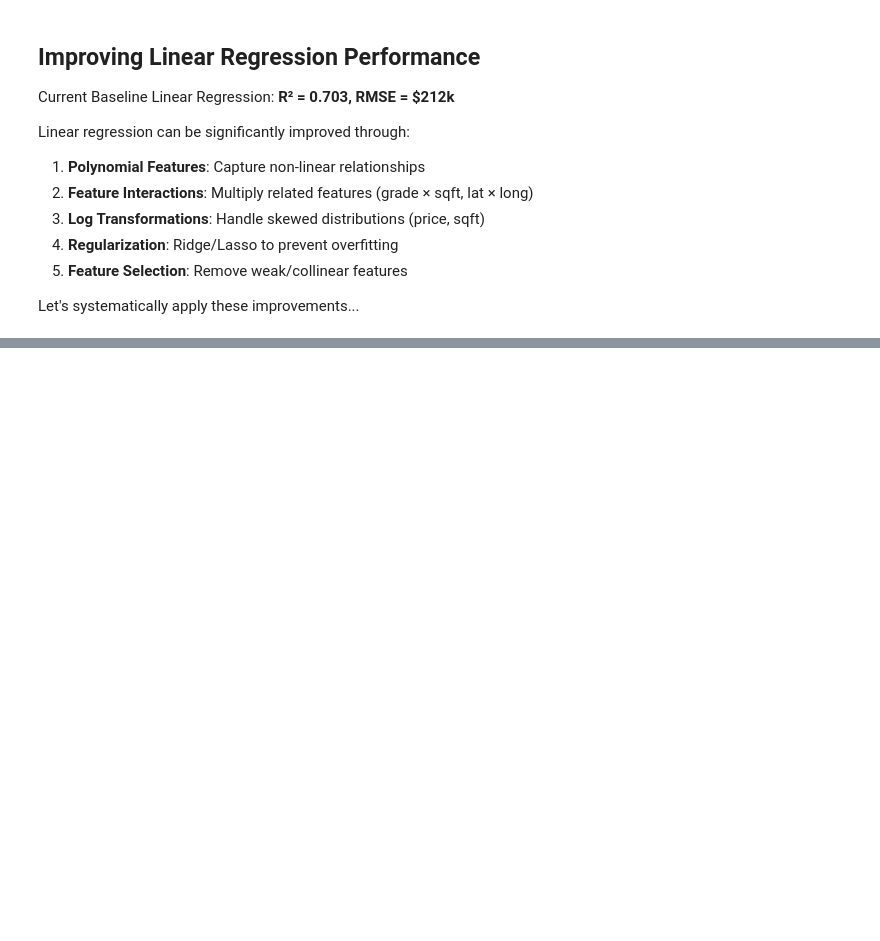
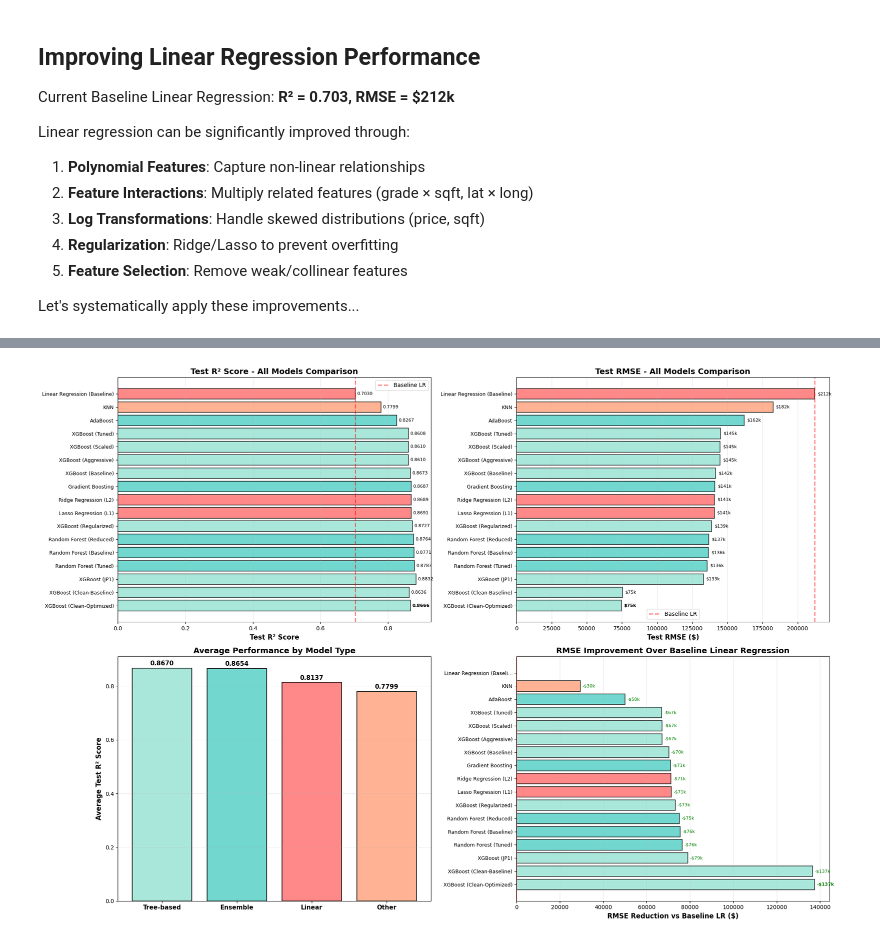
Before and after one commit to HelenaGomezV/kingCountryHouses, a Jupyter notebook: kingCountryHousesJP1.ipynb, the cells around one changed output, grey strips where cells are left out. Cells and saved outputs as stored; diff of their text form; code cells hidden in the pictures; blank space fills up the shorter version.

```diff
--- a/kingCountryHousesJP1.ipynb
+++ b/kingCountryHousesJP1.ipynb
@@ -1668,0 +1782,97 @@ Let's systematically apply these improvements...
+# %%
+# Visualizations comparing all models
+fig, axes = plt.subplots(2, 2, figsize=(20, 14))
+
+# Color mapping by type
+type_colors = {
+    'Linear': '#FF6B6B',
+    'Ensemble': '#4ECDC4',
+    'Tree-based': '#95E1D3',
+    'Other': '#FFA07A'
+}
+colors_all = [type_colors[t] for t in all_models_sorted['Type']]
+
+# 1. Test R² Comparison - All Models
+ax1 = axes[0, 0]
+bars1 = ax1.barh(range(len(all_models_sorted)), all_models_sorted['Test R²'],
+                  color=colors_all, edgecolor='black', linewidth=1.2, alpha=0.8)
+ax1.set_yticks(range(len(all_models_sorted)))
+ax1.set_yticklabels(all_models_sorted['Model'], fontsize=9)
+ax1.set_xlabel('Test R² Score', fontsize=12, fontweight='bold')
+ax1.set_title('Test R² Score - All Models Comparison', fontsize=14, fontweight='bold')
+ax1.grid(axis='x', alpha=0.3)
+ax1.axvline(0.703, color='red', linestyle='--', linewidth=2, alpha=0.5, label='Baseline LR')
+ax1.legend()
+
+# Add value labels
+for i, (bar, val) in enumerate(zip(bars1, all_models_sorted['Test R²'])):
+    ax1.text(val + 0.005, bar.get_y() + bar.get_height()/2,
+             f'{val:.4f}', va='center', fontweight='bold' if i == 0 else 'normal', fontsize=8)
+
+# 2. Test RMSE Comparison - All Models
+ax2 = axes[0, 1]
+bars2 = ax2.barh(range(len(all_models_sorted)), all_models_sorted['Test RMSE'],
+                  color=colors_all, edgecolor='black', linewidth=1.2, alpha=0.8)
+ax2.set_yticks(range(len(all_models_sorted)))
+ax2.set_yticklabels(all_models_sorted['Model'], fontsize=9)
+ax2.set_xlabel('Test RMSE ($)', fontsize=12, fontweight='bold')
+ax2.set_title('Test RMSE - All Models Comparison', fontsize=14, fontweight='bold')
+ax2.grid(axis='x', alpha=0.3)
+ax2.axvline(212040, color='red', linestyle='--', linewidth=2, alpha=0.5, label='Baseline LR')
+ax2.legend()
+
+# Add value labels
+for i, (bar, val) in enumerate(zip(bars2, all_models_sorted['Test RMSE'])):
+    ax2.text(val + 2000, bar.get_y() + bar.get_height()/2,
+             f'${val/1000:.0f}k', va='center', fontweight='bold' if i == 0 else 'normal', fontsize=8)
+
+# 3. Model Type Performance Distribution (R²)
+ax3 = axes[1, 0]
+type_performance = all_models_sorted.groupby('Type').agg({
+    'Test R²': ['mean', 'max', 'min'],
+    'Test RMSE': ['mean', 'min', 'max']
+}).round(4)
+
+types = list(all_models_sorted['Type'].unique())
+x_pos = np.arange(len(types))
+r2_means = [type_performance.loc[t, ('Test R²', 'mean')] for t in types]
+r2_colors = [type_colors[t] for t in types]
+
+bars3 = ax3.bar(x_pos, r2_means, color=r2_colors, edgecolor='black', linewidth=1.5, alpha=0.8)
+ax3.set_xticks(x_pos)
+ax3.set_xticklabels(types, fontsize=11, fontweight='bold')
+ax3.set_ylabel('Average Test R² Score', fontsize=12, fontweight='bold')
+ax3.set_title('Average Performance by Model Type', fontsize=14, fontweight='bold')
+ax3.grid(axis='y', alpha=0.3)
+
+for bar, val in zip(bars3, r2_means):
+    ax3.text(bar.get_x() + bar.get_width()/2, val + 0.01,
+             f'{val:.4f}', ha='center', fontweight='bold', fontsize=11)
+
+# 4. RMSE Improvement vs Baseline Linear Regression
+ax4 = axes[1, 1]
+improvement = all_models_sorted['RMSE Reduction vs LR'].values
+models_short = [m[:25] + '...' if len(m) > 25 else m for m in all_models_sorted['Model']]
+
+bars4 = ax4.barh(range(len(all_models_sorted)), improvement,
+                  color=colors_all, edgecolor='black', linewidth=1.2, alpha=0.8)
+ax4.set_yticks(range(len(all_models_sorted)))
+ax4.set_yticklabels(models_short, fontsize=9)
+ax4.set_xlabel('RMSE Reduction vs Baseline LR ($)', fontsize=12, fontweight='bold')
+ax4.set_title('RMSE Improvement Over Baseline Linear Regression', fontsize=14, fontweight='bold')
+ax4.grid(axis='x', alpha=0.3)
+ax4.axvline(0, color='red', linestyle='-', linewidth=2, alpha=0.7)
+
+# Add value labels
+for i, (bar, val) in enumerate(zip(bars4, improvement)):
+    if val > 0:
+        ax4.text(val + 1000, bar.get_y() + bar.get_height()/2,
+                 f'-${val/1000:.0f}k', va='center', fontweight='bold' if i == 0 else 'normal',
+                 fontsize=8, color='green')
+
+plt.tight_layout()
+plt.show()
+
+print("\n✅ Comprehensive visualization complete!")
+# %% [output]
+[figure, added]
```
Also changed, not shown: parts of 6 cells of this notebook.
